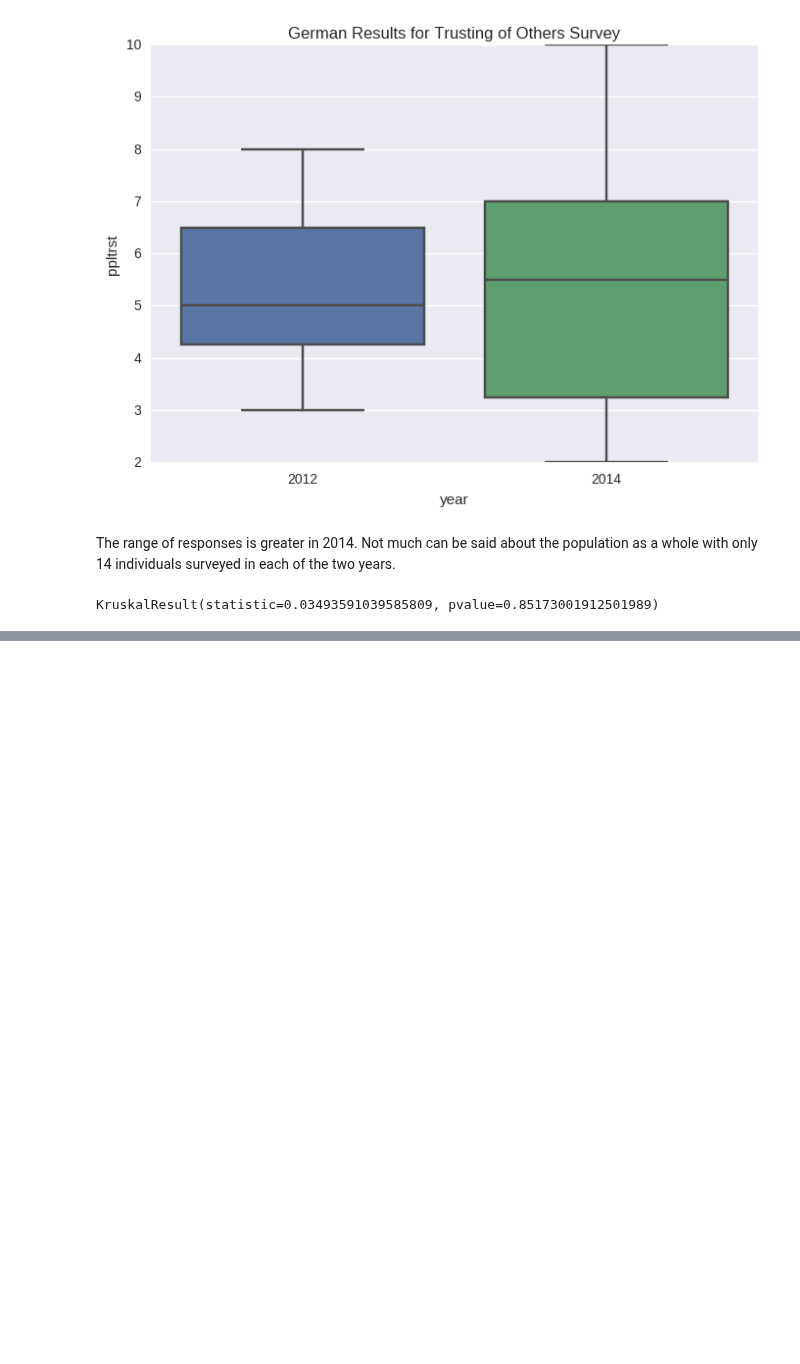
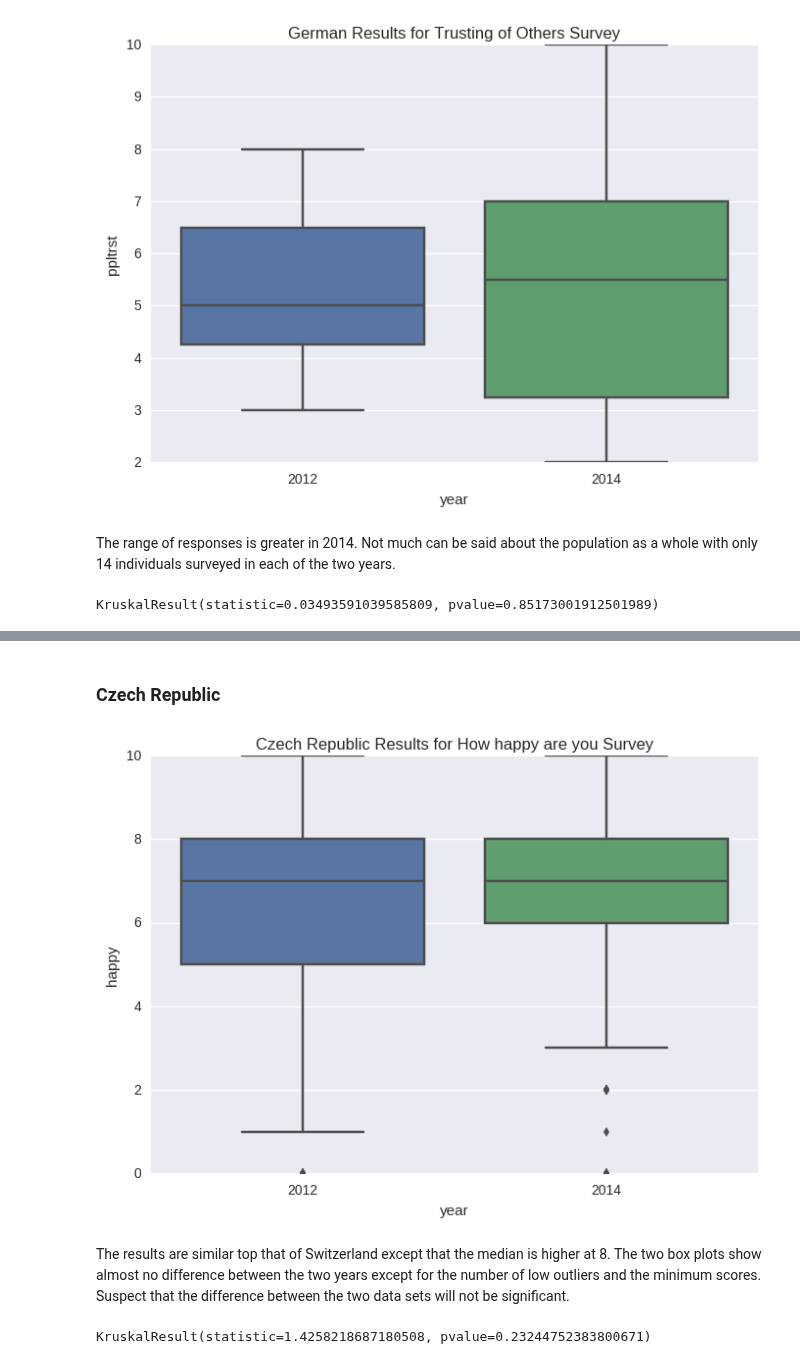
Before and after one commit to 315iah515/Thinkful-Notebooks, a Jupyter notebook: Bootcamp/Drill_WhatTestToUse.ipynb, the cells around one changed output, grey strips where cells are left out. Saved outputs shown, nothing was run; the diff lists cells and outputs as text; code cells hidden in the pictures; blank space fills up the shorter version.

```diff
--- a/Bootcamp/Drill_WhatTestToUse.ipynb
+++ b/Bootcamp/Drill_WhatTestToUse.ipynb
@@ -218,0 +260,18 @@ KruskalResult(statistic=0.03493591039585809, pvalue=0.85173001912501989)
+# %% [markdown]
+### Czech Republic
+# %%
+sb.boxplot(y="happy", x="year", data=CzechRepublic_Data)
+sb.plt.title('Czech Republic Results for How happy are you Survey')
+plt.show()
+# %% [output]
+[figure, added]
+# %% [markdown]
+The results are similar top that of Switzerland except that the median is higher at 8.
+The two box plots show almost no difference between the two years except for the number of low outliers and the minimum scores.  Suspect that the difference between the two data sets will not be significant.
+# %%
+# Determining if there is a significant difference in how happy those surveyed from the Czech Republic
+# are from 2012 to 2014
+stats.kruskal(CzechRepublic_Data.query('year == 2012').happy,
+              CzechRepublic_Data.query('year == 2014').happy, nan_policy='omit')
+# %% [output]
+KruskalResult(statistic=1.4258218687180508, pvalue=0.23244752383800671)
```
Also changed, not shown: parts of 28 cells of this notebook.
